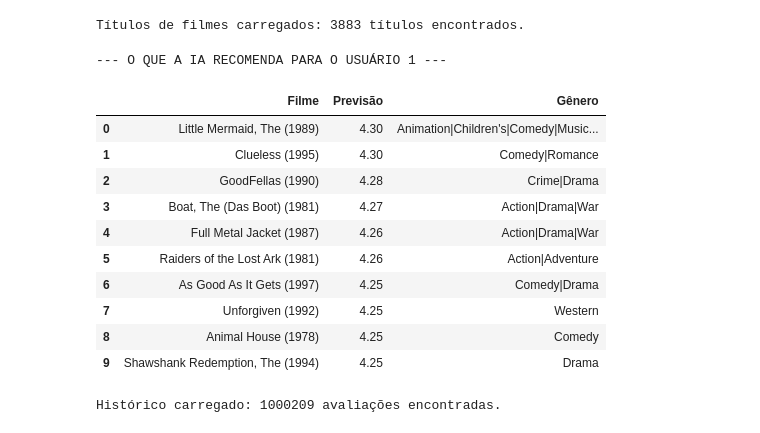
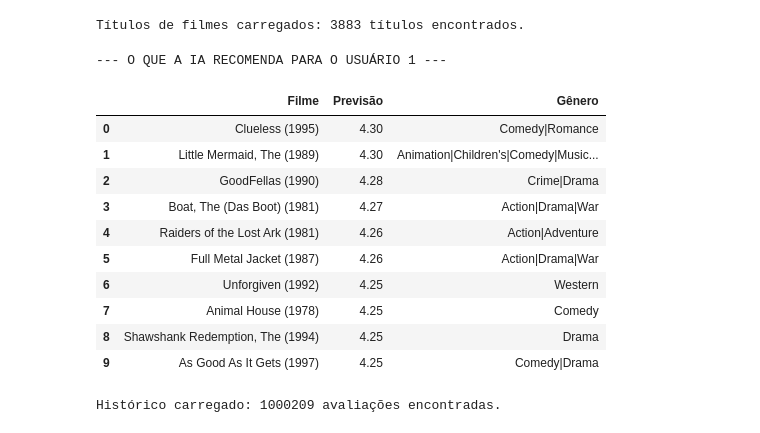
Before and after one commit to ryansousa2002nh-collab/Sistema_recomendacao_ia, a Jupyter notebook: scripts/machine_learning.ipynb, the cells around one changed output. Cells and saved outputs as stored; diff of their text form; code cells hidden in the pictures.

```diff
--- a/scripts/machine_learning.ipynb
+++ b/scripts/machine_learning.ipynb
@@ -262,7 +262,8 @@ def mostrar_recomendacoes(u_id, top_n):
 
     # Identifica filmes que o usuário JÁ ASSISTIU
     # Usamos o 'df' original que contém todo o histórico
-    ja_vistos = df[df['userId'] == u_id]['movieId'].unique()
+    # ja_vistos = df[df['userId'] == u_id]['movieId'].unique()
+    ja_vistos_treino = set(df_train[df_train['userId'] == u_id]['movieId'].unique())
 
     previsoes = []
 
@@ -270,7 +271,7 @@ def mostrar_recomendacoes(u_id, top_n):
     for m_id in user_movie_matrix.columns:
 
         # Pula os filmes já vistos pelo usuário
-        if m_id in ja_vistos:
+        if m_id in ja_vistos_treino:
             continue
 
         idx_col = user_movie_matrix.columns.get_loc(m_id)
@@ -285,44 +286,44 @@ def mostrar_recomendacoes(u_id, top_n):
 
             # Aplica a trava: mínimo 1 e máximo 5
             estrelas_final = np.clip(calc_estrelas, 1, 5) # para que as previsões do SVD não ultrapassem 5 estrelas por conta dos pesos altos
 
             previsoes.append({
                 "Filme": info['title'].values[0],
-                "Previsão": round(estrelas_final, 2), # <-- Use aqui a variável com o clip!
+                "Previsão": round(estrelas_final, 2),
                 "Gênero": info['genres'].values[0]
             })
 
     # Ordena e reseta o índice para a tabela começar do 0 de forma limpa
     df_result = pd.DataFrame(previsoes).sort_values(by="Previsão", ascending=False)
     return df_result.head(top_n).reset_index(drop=True)
 
 # --- EXECUÇÃO DO TESTE INTERATIVO ---
 try:
     id_teste = int(input("Digite o ID do usuário (ex: 1): "))
     qtd_filmes = int(input("Digite a quantidade de filmes a ser recomendada: "))
 
     print(f"\n--- O QUE A IA RECOMENDA PARA O USUÁRIO {id_teste} ---")
 
     # Chamei a função passando os DOIS valores que você coletou
     display(mostrar_recomendacoes(id_teste, qtd_filmes))
 
 except KeyError:
     print(f"❌ Erro: O ID {id_teste} não foi encontrado na base de dados.")
 except ValueError:
     print("❌ Erro: Digite apenas números inteiros para o ID e para a quantidade.")
 # %% [output]
 --- O QUE A IA RECOMENDA PARA O USUÁRIO 1 ---
 |  | Filme | Previsão | Gênero |
-| 0 | Little Mermaid, The (1989) | 4.30 | Animation|Children's|Comedy|Music... |
-| 1 | Clueless (1995) | 4.30 | Comedy|Romance |
+| 0 | Clueless (1995) | 4.30 | Comedy|Romance |
+| 1 | Little Mermaid, The (1989) | 4.30 | Animation|Children's|Comedy|Music... |
 | 2 | GoodFellas (1990) | 4.28 | Crime|Drama |
 | 3 | Boat, The (Das Boot) (1981) | 4.27 | Action|Drama|War |
-| 4 | Full Metal Jacket (1987) | 4.26 | Action|Drama|War |
-| 5 | Raiders of the Lost Ark (1981) | 4.26 | Action|Adventure |
-| 6 | As Good As It Gets (1997) | 4.25 | Comedy|Drama |
-| 7 | Unforgiven (1992) | 4.25 | Western |
-| 8 | Animal House (1978) | 4.25 | Comedy |
-| 9 | Shawshank Redemption, The (1994) | 4.25 | Drama |
+| 4 | Raiders of the Lost Ark (1981) | 4.26 | Action|Adventure |
+| 5 | Full Metal Jacket (1987) | 4.26 | Action|Drama|War |
+| 6 | Unforgiven (1992) | 4.25 | Western |
+| 7 | Animal House (1978) | 4.25 | Comedy |
+| 8 | Shawshank Redemption, The (1994) | 4.25 | Drama |
+| 9 | As Good As It Gets (1997) | 4.25 | Comedy|Drama |
 # %%
 # Carregando o arquivo de notas (Histórico)
 # Usamos o separador :: porque é o padrão do MovieLens 1M
```
Also changed, not shown: parts of 6 cells of this notebook.
